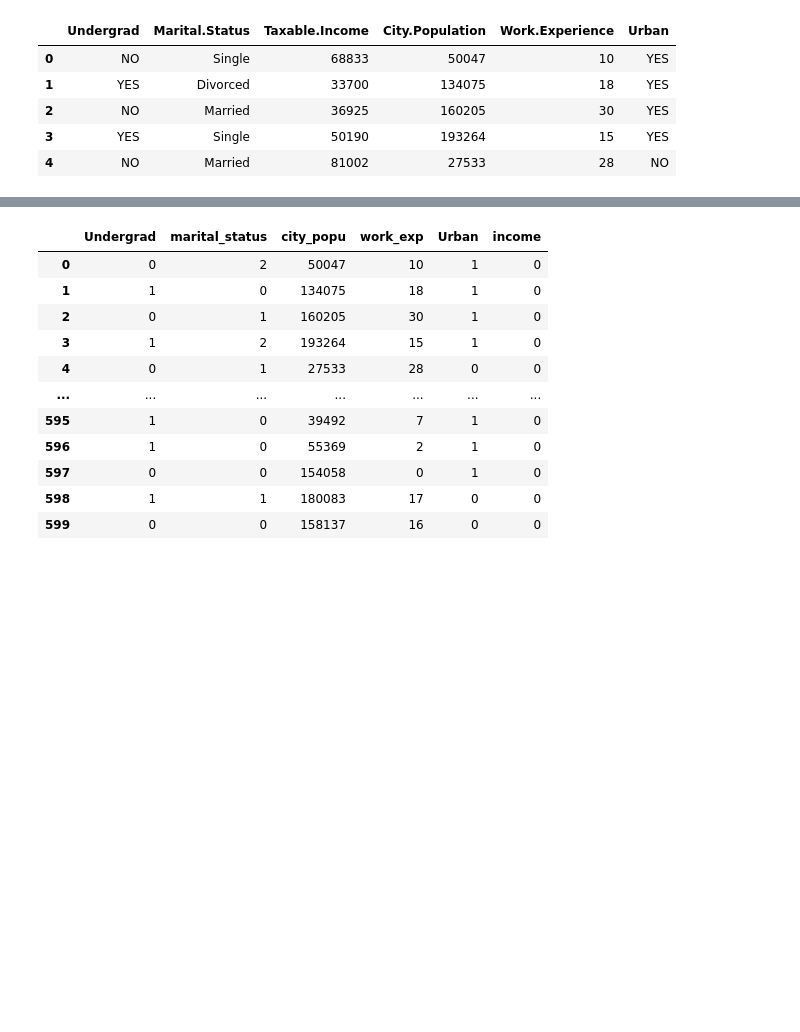
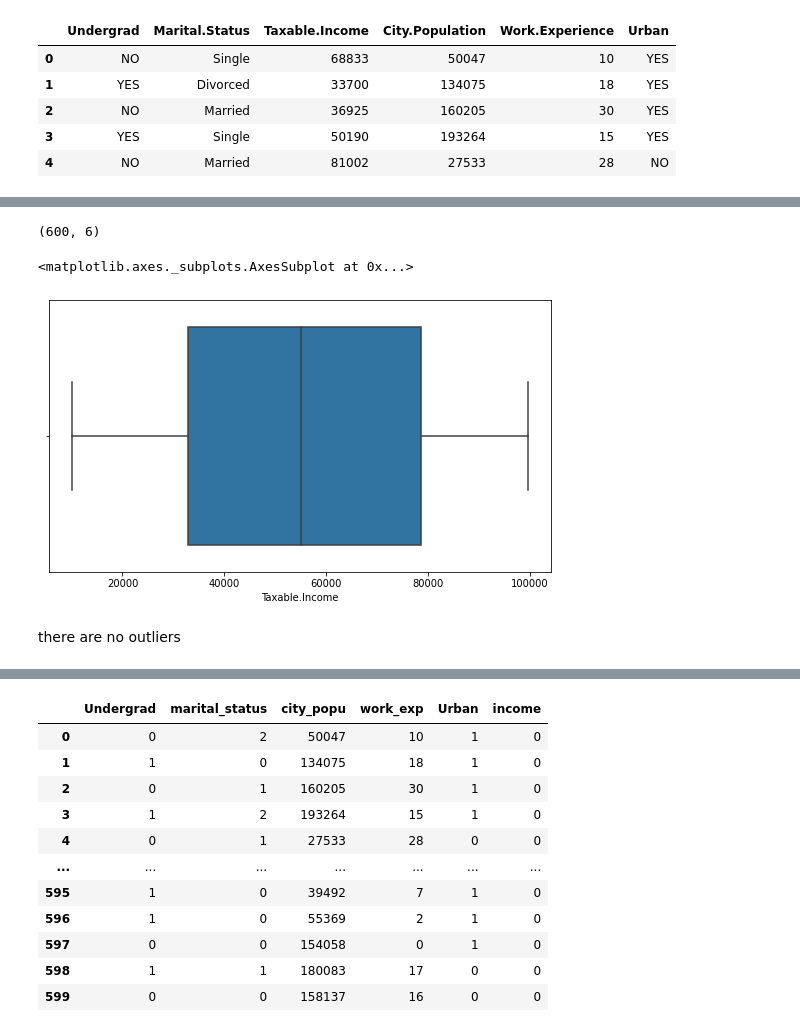
Before and after one commit to renkuntlamahessh/DataScience_Python, a Jupyter notebook: Assignment_10_Decision_Tree_Fraud.ipynb, the cells around one changed output, grey strips where cells are left out. Saved outputs shown, nothing was run; the diff lists cells and outputs as text; code cells hidden in the pictures; blank space fills up the shorter version.

```diff
--- a/Assignment_10_Decision_Tree_Fraud.ipynb
+++ b/Assignment_10_Decision_Tree_Fraud.ipynb
@@ -24,0 +53,12 @@ Fraud.head()
+# %%
+Fraud.shape
+# %% [output]
+(600, 6)
+# %%
+sns.boxplot(Fraud['Taxable.Income'])
+# %% [output]
+<matplotlib.axes._subplots.AxesSubplot at 0x...>
+[figure, added]
+# %% [markdown]
+
+  there are no outliers
```
Also changed, not shown: parts of 17 cells of this notebook.
